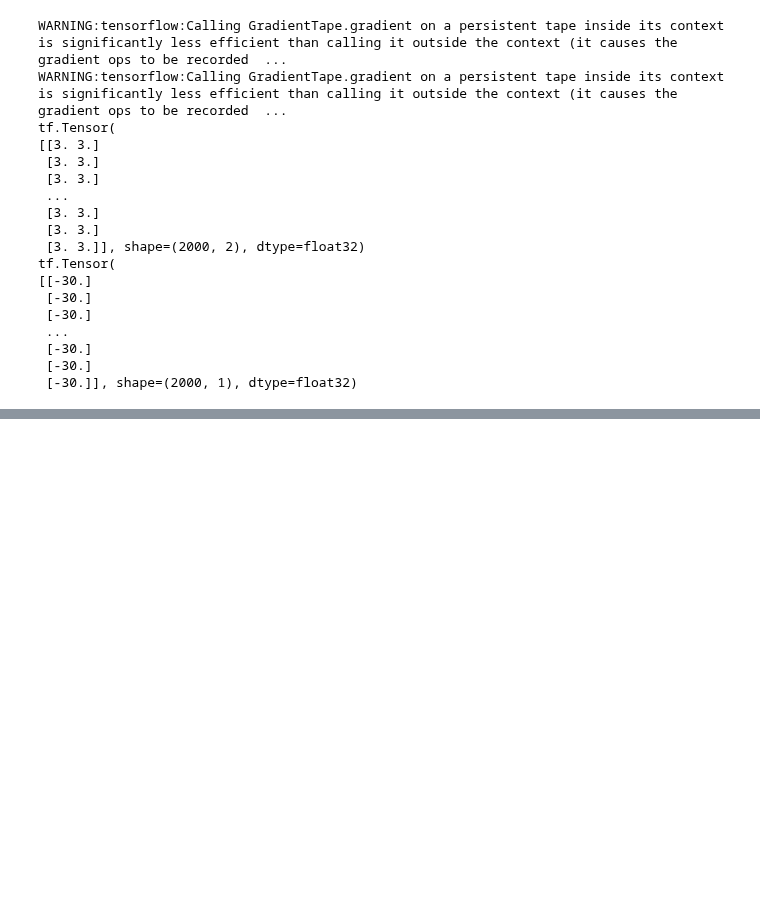
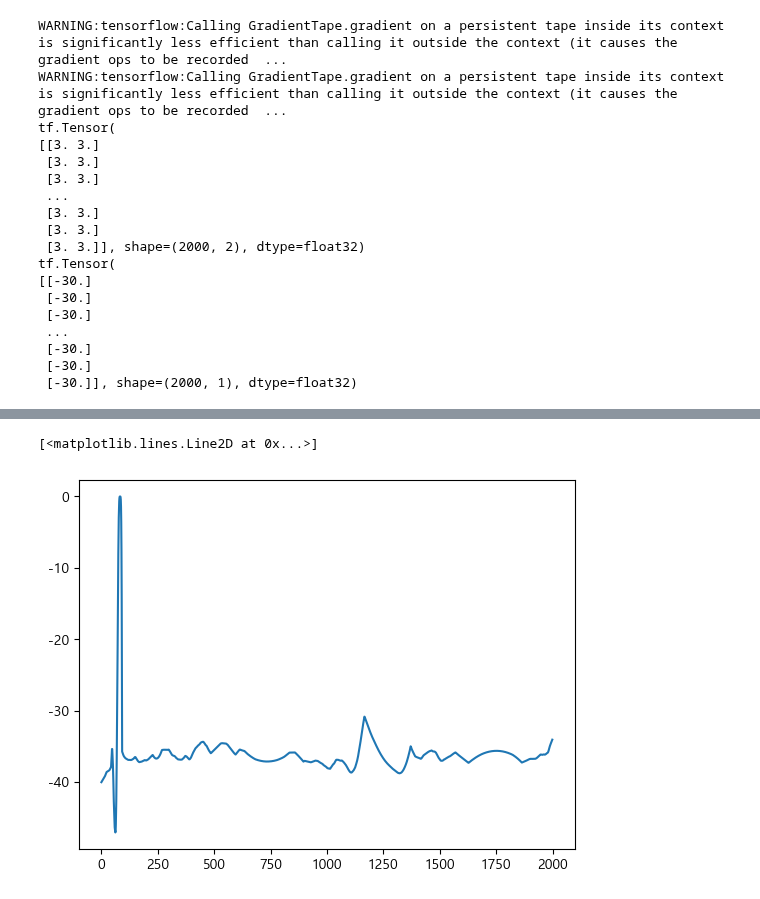
Before and after one commit to Jjineeq/hysteresis_curve, a Jupyter notebook: 23_06_22.ipynb, the cells around one changed output, grey strips where cells are left out. Cells and saved outputs as stored; diff of their text form; code cells hidden in the pictures; blank space fills up the shorter version.

```diff
--- a/23_06_22.ipynb
+++ b/23_06_22.ipynb
@@ -423,3 +416,6 @@ def train_step_boucwen(x_tr, y_tr, A, B, G, n):
     gradients = tape.gradient(loss_value, model_pinn_boucwen.trainable_variables)
     optimizer.apply_gradients(zip(gradients, model_pinn_boucwen.trainable_variables))
     return loss_value
+# %%
+z_1 = model_pinn_boucwen(x_tr)
+dZ_dot_du, dZ_dot_dz = compute_boucwen_dynamics(u[:2000], z_1, A, B, G, n)
@@ -426,3 +427,8 @@ def train_step_boucwen(x_tr, y_tr, A, B, G, n):
+# %%
+plt.plot(dZ_dot_dz)
+# %% [output]
+[<matplotlib.lines.Line2D at 0x...>]
+[figure, added]
 # %%
 model_pinn_boucwen = PINN_BoucWen(output_dim=1)
 # %%
```
Also changed, not shown: parts of 15 cells of this notebook.
